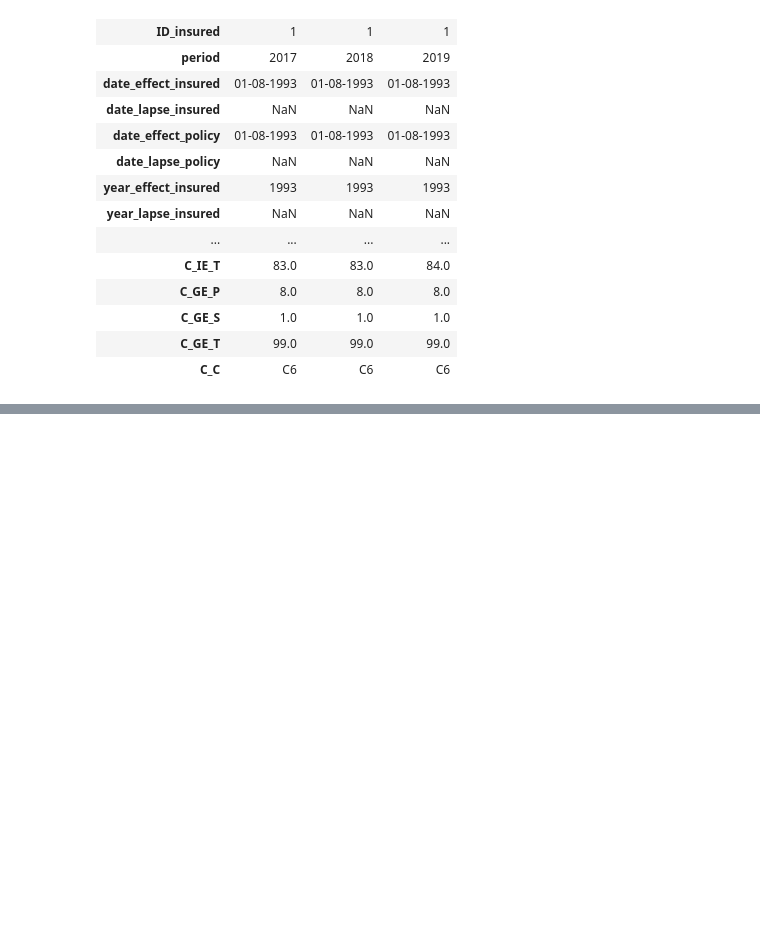
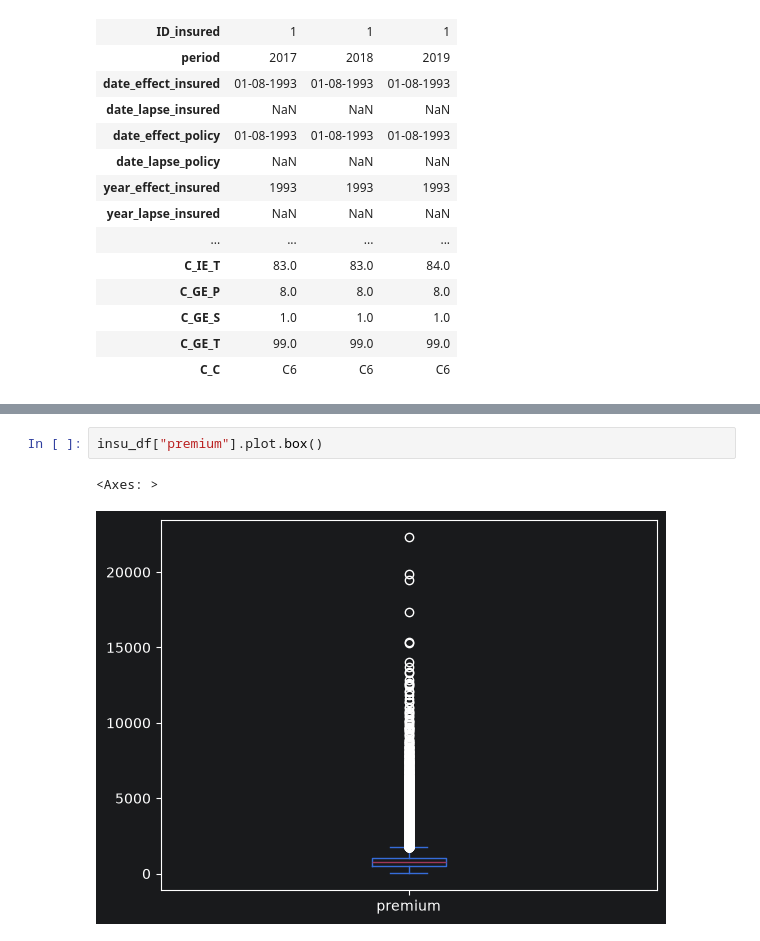
Before and after one commit to Affan279/Customer-Churn-Prediction, a Jupyter notebook: notebooks/01_eda.ipynb, the cells around one changed output, grey strips where cells are left out. Drawn from its saved outputs; the diff is of its cells as text; blank space fills up the shorter version.

```diff
--- a/notebooks/01_eda.ipynb
+++ b/notebooks/01_eda.ipynb
@@ -454,0 +517,5 @@ insu_df[insu_df["ID"] == "9_1"].T
+# %%
+insu_df["premium"].plot.box()
+# %% [output]
+<Axes: >
+[figure, added]
```
Also changed, not shown: parts of 16 cells of this notebook.
